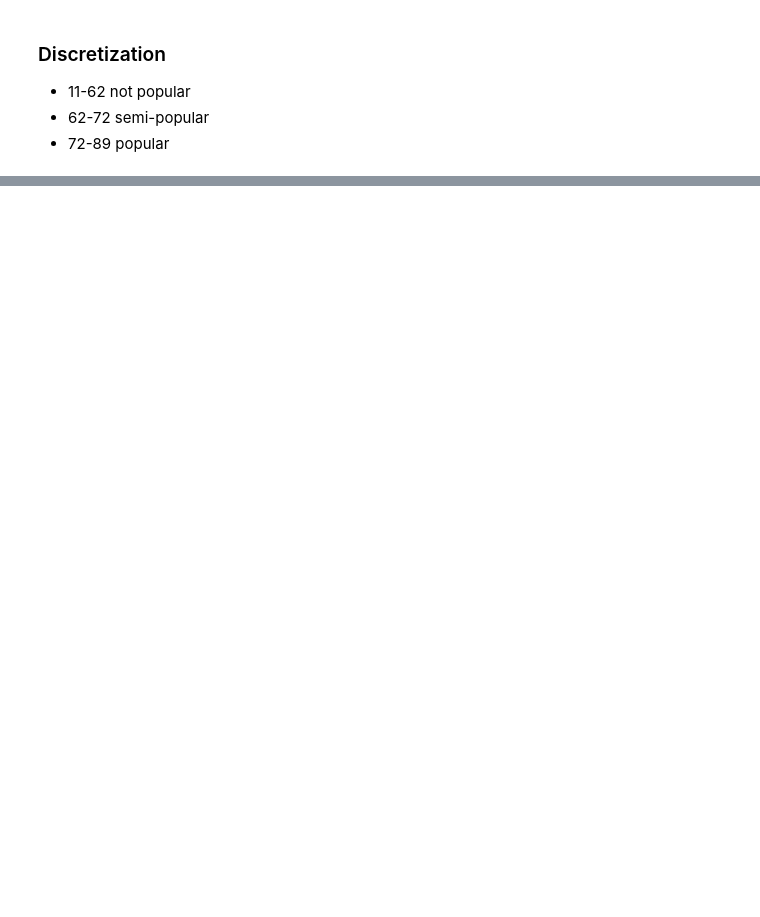
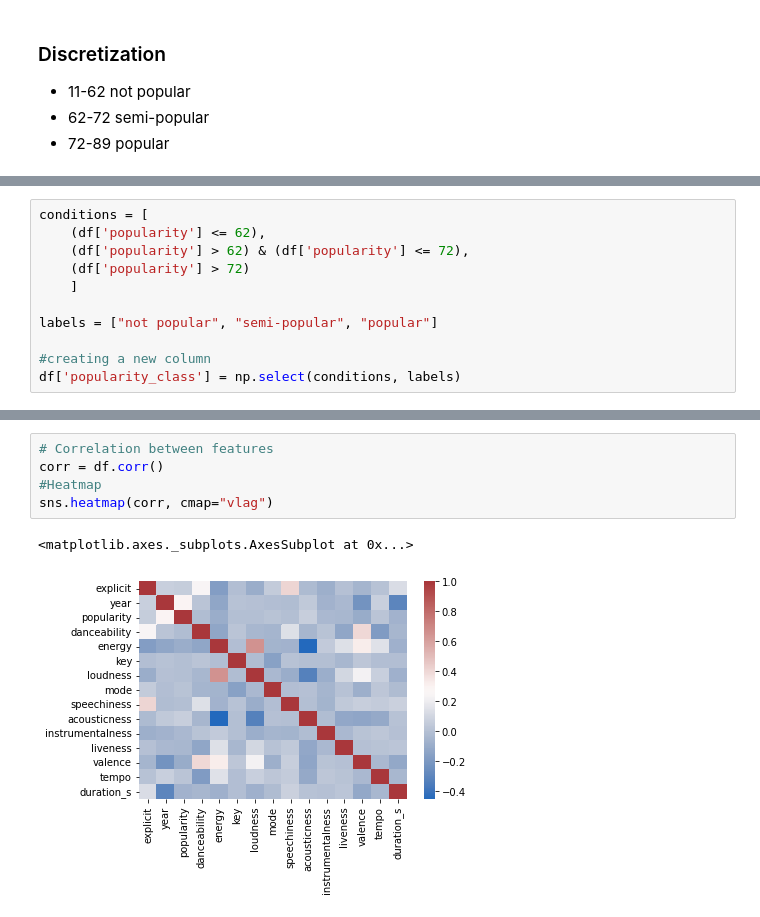
Before and after one commit to mariasofiadf/IART_proj2, a Jupyter notebook: topHitsSpotify.ipynb, the cells around one changed output, grey strips where cells are left out. Saved outputs shown, nothing was run; the diff lists cells and outputs as text; blank space fills up the shorter version.

```diff
--- a/topHitsSpotify.ipynb
+++ b/topHitsSpotify.ipynb
@@ -82,0 +87,11 @@ pop.hist()
+# %%
+conditions = [
+    (df['popularity'] <= 62),
+    (df['popularity'] > 62) & (df['popularity'] <= 72),
+    (df['popularity'] > 72)
+    ]
+
+labels = ["not popular", "semi-popular", "popular"]
+
+#creating a new column
+df['popularity_class'] = np.select(conditions, labels)
@@ -82,0 +123,8 @@ pop.hist()
+# %%
+# Correlation between features
+corr = df.corr()
+#Heatmap
+sns.heatmap(corr, cmap="vlag")
+# %% [output]
+<matplotlib.axes._subplots.AxesSubplot at 0x...>
+[figure, added]
```
Also changed, not shown: parts of 15 cells of this notebook.
